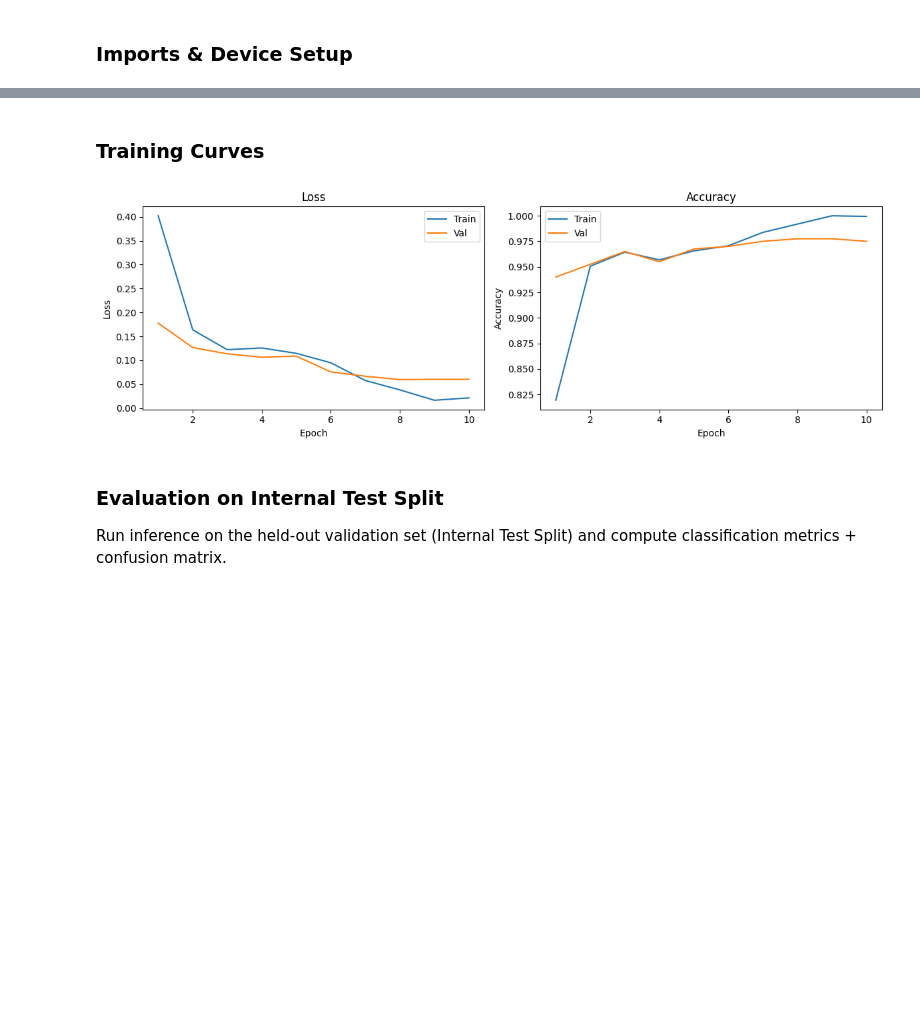
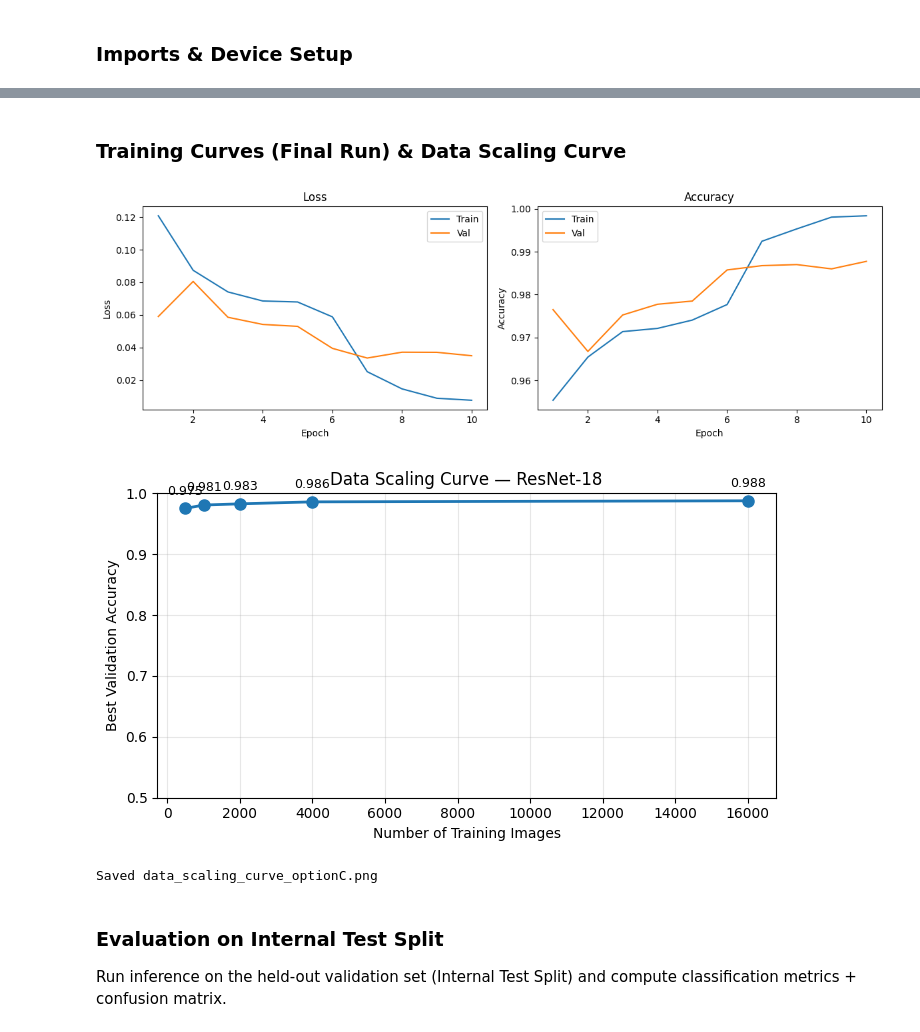
Before and after one commit to ECSE415-group-3/ecse415-final-project, a Jupyter notebook: notebooks/03-deep-learning-model-optionC.ipynb, the cells around one changed output, grey strips where cells are left out. Cells and saved outputs as stored; diff of their text form; code cells hidden in the pictures; blank space fills up the shorter version.

Commit message:
Update of the notebook
Complete the training over the 16000 photos

```diff
--- a/notebooks/03-deep-learning-model-optionC.ipynb
+++ b/notebooks/03-deep-learning-model-optionC.ipynb
@@ -72,16 +72,16 @@ Load all labeled images at 224×224 (the standard input size for ResNet), then c
 # %%
-MAX_SAMPLES = 1000  # Set to None for full dataset; reduced here for quick validation
-
-X, y = load_labeled_images(img_size=IMG_SIZE_CNN, grayscale=False, max_samples=MAX_SAMPLES)
-print(f"Dataset: {X.shape}, labels: {y.shape}")
+# Load the FULL dataset (no cap)
+X, y = load_labeled_images(img_size=IMG_SIZE_CNN, grayscale=False, max_samples=None)
+print(f"Full dataset: {X.shape}, labels: {y.shape}")
 print(f"  Class 0 (cat): {(y == 0).sum()},  Class 1 (dog): {(y == 1).sum()}")
 
-X_train, X_val, y_train, y_val = split_data(X, y, test_size=0.2, random_state=42)
-print(f"Train: {X_train.shape}, Val: {X_val.shape}")
+# Fixed 80/20 stratified split — the val set stays the same for every run
+X_train_full, X_val, y_train_full, y_val = split_data(X, y, test_size=0.2, random_state=42)
+print(f"Train (full): {X_train_full.shape}, Val: {X_val.shape}")
 
+# Progressive sample sizes (per-class counts used during training)
+SAMPLE_SIZES = [500, 1000, 2000, 4000, len(X_train_full)]
 BATCH_SIZE = 32
-train_loader, val_loader = get_pytorch_dataloaders(
-    X_train, y_train, X_val, y_val, batch_size=BATCH_SIZE, img_size=IMG_SIZE_CNN
-)
-print(f"Train batches: {len(train_loader)}, Val batches: {len(val_loader)}")
+
+print(f"\nProgressive training sizes: {SAMPLE_SIZES}")
 # %% [output]
@@ -242,9 +270,33 @@ Best validation accuracy: 0.9775
 # %% [markdown]
-### Training Curves
+### Training Curves (Final Run) & Data Scaling Curve
 # %%
-plot_training_history(history, save_path=FIGURES_DIR / "training_history_optionC.png")
+import matplotlib.pyplot as plt
+
+# 1) Training history from the final (full-dataset) run
+final_history = progressive_results[-1]["history"]
+plot_training_history(final_history, save_path=FIGURES_DIR / "training_history_optionC.png")
+
+# 2) Data scaling curve: val accuracy vs training set size
+sizes = [r["n_train"] for r in progressive_results]
+accs  = [r["best_val_acc"] for r in progressive_results]
+
+fig, ax = plt.subplots(figsize=(7, 4))
+ax.plot(sizes, accs, "o-", linewidth=2, markersize=8)
+ax.set_xlabel("Number of Training Images")
+ax.set_ylabel("Best Validation Accuracy")
+ax.set_title("Data Scaling Curve — ResNet-18")
+ax.set_ylim(0.5, 1.0)
+ax.grid(True, alpha=0.3)
+for s, a in zip(sizes, accs):
+    ax.annotate(f"{a:.3f}", (s, a), textcoords="offset points", xytext=(0, 10), ha="center", fontsize=9)
+fig.tight_layout()
+fig.savefig(FIGURES_DIR / "data_scaling_curve_optionC.png", dpi=150)
+plt.show()
+print("Saved data_scaling_curve_optionC.png")
 # %% [output]
-[figure, old version]
+[figure, new version]
+[figure, added]
+Saved data_scaling_curve_optionC.png
 # %% [markdown]
 ### Evaluation on Internal Test Split
 
```
Also changed, not shown: parts of 12 cells of this notebook, 8 other files.
